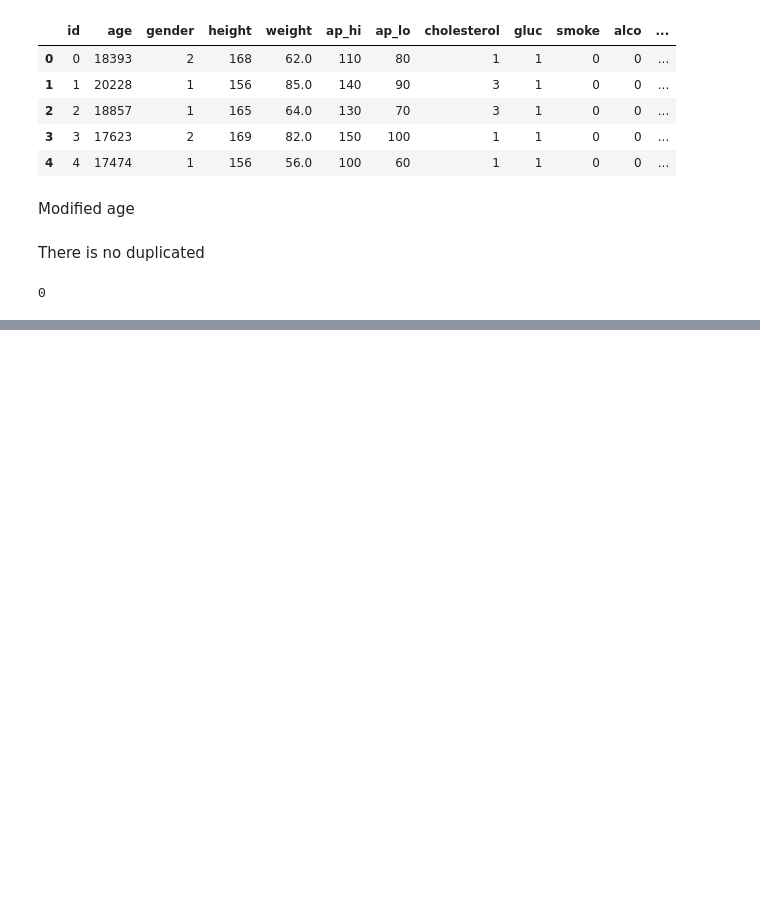
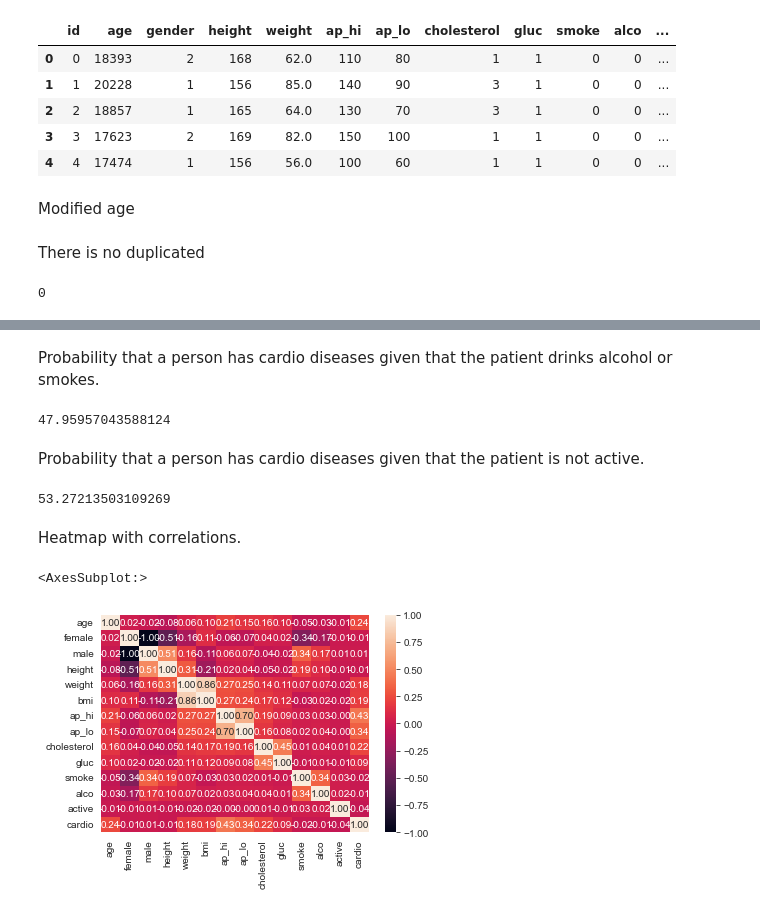
Before and after one commit to RamicAmir/Grupp2-Machine-Learning, a Jupyter notebook: heart_disease.ipynb, the cells around one changed output, grey strips where cells are left out. Saved outputs shown, nothing was run; the diff lists cells and outputs as text; code cells hidden in the pictures; blank space fills up the shorter version.

```diff
--- a/heart_disease.ipynb
+++ b/heart_disease.ipynb
@@ -43,0 +191,22 @@ data.drop("id",axis=1,inplace=True)
+# %% [markdown]
+Probability that a person has cardio diseases given that the patient drinks alcohol or smokes.
+# %%
+data_alcohol_smoke_cardio = data_alcohol_smoke.query('cardio==1')
+data_alcohol_smoke_cardio.shape[0]*100/data_alcohol_smoke.shape[0]
+# %% [output]
+47.95957043588124
+# %% [markdown]
+Probability that a person has cardio diseases given that the patient is not active.
+# %%
+data_not_active = data.query('active==0')
+data_not_active_cardio = data_not_active.query('cardio==1')
+data_not_active_cardio.shape[0]*100/data_not_active.shape[0]
+# %% [output]
+53.27213503109269
+# %% [markdown]
+Heatmap with correlations.
+# %%
+sns.heatmap(data.corr(), annot=True, fmt='.2f')
+# %% [output]
+<AxesSubplot:>
+[figure, added]
```
Also changed, not shown: parts of 21 cells of this notebook.
